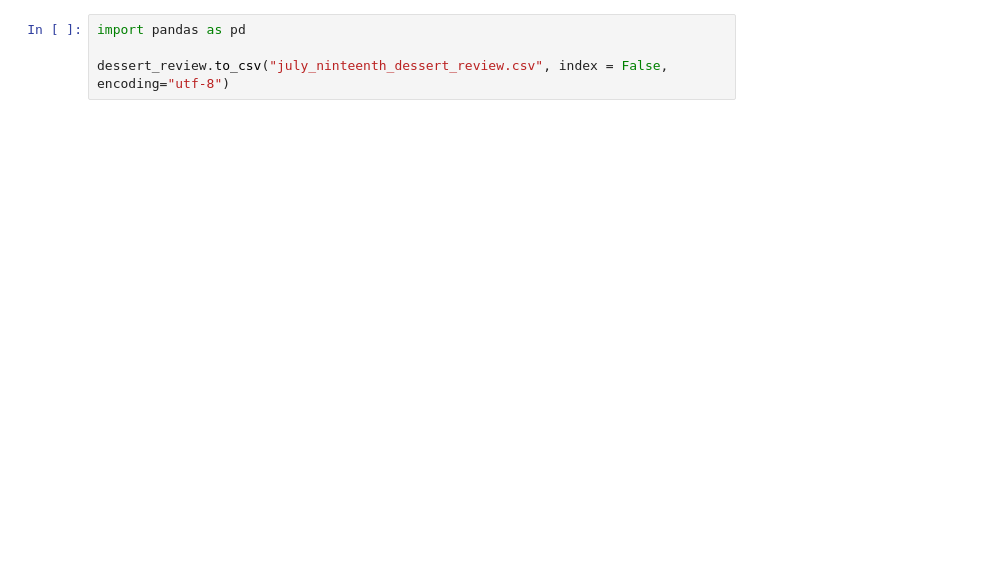
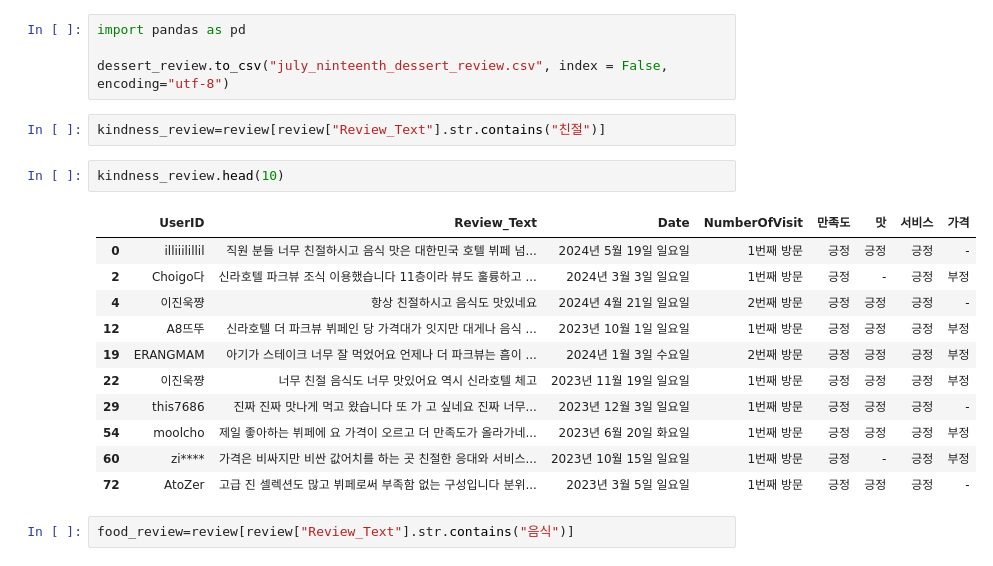
Before and after one commit to baedori99/Restaurant_Review, a Jupyter notebook: Review_Analyzer/Data_Analyze/analyzer.ipynb, the cells around one changed output. Cells and saved outputs as stored; diff of their text form; blank space fills up the shorter version.

Commit message:
24-07-22 Finish Restaurant Review Report

```diff
--- a/Review_Analyzer/Data_Analyze/analyzer.ipynb
+++ b/Review_Analyzer/Data_Analyze/analyzer.ipynb
@@ -1485,3 +1485,21 @@ dessert_review.tail(10)
 import pandas as pd
 
 dessert_review.to_csv("july_ninteenth_dessert_review.csv", index = False, encoding="utf-8")
+# %%
+kindness_review=review[review["Review_Text"].str.contains("친절")]
+# %%
+kindness_review.head(10)
+# %% [output]
+|  | UserID | Review_Text | Date | NumberOfVisit | 만족도 | 맛 | 서비스 | 가격 |
+| 0 | illiiilillil | 직원 분들 너무 친절하시고 음식 맛은 대한민국 호텔 뷔페 넘... | 2024년 5월 19일 일요일 | 1번째 방문 | 긍정 | 긍정 | 긍정 | - |
+| 2 | Choigo다 | 신라호텔 파크뷰 조식 이용했습니다 11층이라 뷰도 훌륭하고 ... | 2024년 3월 3일 일요일 | 1번째 방문 | 긍정 | - | 긍정 | 부정 |
+| 4 | 이진욱쨩 | 항상 친절하시고 음식도 맛있네요 | 2024년 4월 21일 일요일 | 2번째 방문 | 긍정 | 긍정 | 긍정 | - |
+| 12 | A8뜨뚜 | 신라호텔 더 파크뷰 뷔페인 당 가격대가 잇지만 대게나 음식 ... | 2023년 10월 1일 일요일 | 1번째 방문 | 긍정 | 긍정 | 긍정 | 부정 |
+| 19 | ERANGMAM | 아기가 스테이크 너무 잘 먹었어요 언제나 더 파크뷰는 흠이 ... | 2024년 1월 3일 수요일 | 2번째 방문 | 긍정 | 긍정 | 긍정 | 부정 |
+| 22 | 이진욱쨩 | 너무 친절 음식도 너무 맛있어요 역시 신라호텔 체고 | 2023년 11월 19일 일요일 | 1번째 방문 | 긍정 | 긍정 | 긍정 | 부정 |
+| 29 | this7686 | 진짜 진짜 맛나게 먹고 왔습니다 또 가 고 싶네요 진짜 너무... | 2023년 12월 3일 일요일 | 1번째 방문 | 긍정 | 긍정 | 긍정 | - |
+| 54 | moolcho | 제일 좋아하는 뷔페에 요 가격이 오르고 더 만족도가 올라가네... | 2023년 6월 20일 화요일 | 1번째 방문 | 긍정 | 긍정 | 긍정 | 부정 |
+| 60 | zi**** | 가격은 비싸지만 비싼 값어치를 하는 곳 친절한 응대와 서비스... | 2023년 10월 15일 일요일 | 1번째 방문 | 긍정 | - | 긍정 | 부정 |
+| 72 | AtoZer | 고급 진 셀렉션도 많고 뷔페로써 부족함 없는 구성입니다 분위... | 2023년 3월 5일 일요일 | 1번째 방문 | 긍정 | 긍정 | 긍정 | - |
+# %%
+food_review=review[review["Review_Text"].str.contains("음식")]
```
Also changed, not shown: parts of 1 cell of this notebook, 1 other file.
